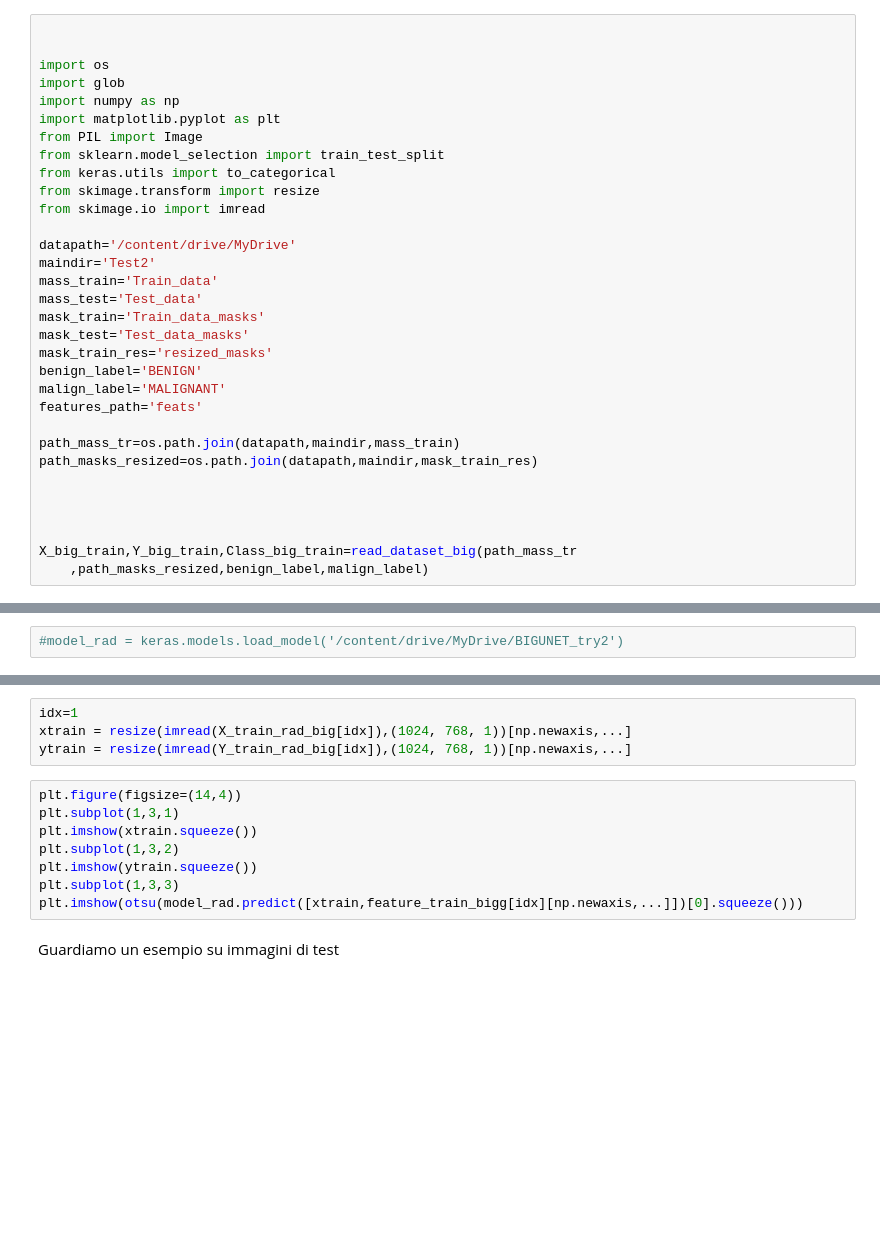
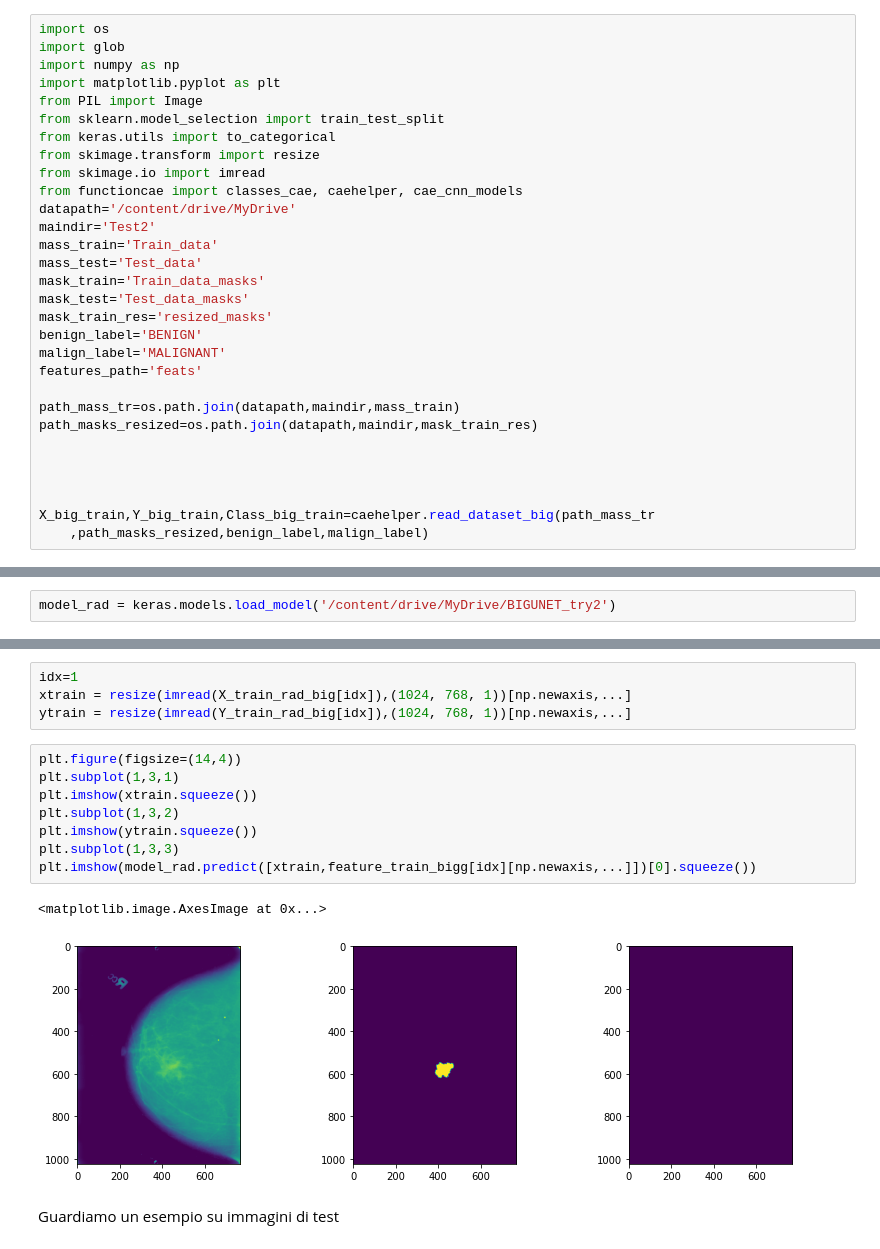
Before and after one commit to Jake145/CAE-for-DM-segmentation, a Jupyter notebook: notebooks/CAE_CLASSIFIER_RADIOMICS_BIGDATASET.ipynb, the cells around one changed output, grey strips where cells are left out. Cells and saved outputs as stored; diff of their text form; blank space fills up the shorter version.

```diff
--- a/notebooks/CAE_CLASSIFIER_RADIOMICS_BIGDATASET.ipynb
+++ b/notebooks/CAE_CLASSIFIER_RADIOMICS_BIGDATASET.ipynb
@@ -649,8 +28,6 @@ def otsu(image, n_items=2):
 # %% [markdown]
 # Import
 # %%
-
-
 import os
 import glob
 import numpy as np
@@ -660,7 +37,7 @@ from sklearn.model_selection import train_test_split
 from keras.utils import to_categorical
 from skimage.transform import resize
 from skimage.io import imread
-
+from functioncae import classes_cae, caehelper, cae_cnn_models
 datapath='/content/drive/MyDrive'
 maindir='Test2'
 mass_train='Train_data'
@@ -678,5 +55,5 @@ path_masks_resized=os.path.join(datapath,maindir,mask_train_res)
 
 
 
-X_big_train,Y_big_train,Class_big_train=read_dataset_big(path_mass_tr
+X_big_train,Y_big_train,Class_big_train=caehelper.read_dataset_big(path_mass_tr
     ,path_masks_resized,benign_label,malign_label)
@@ -1248,5 +337,5 @@ modelviewer(history_rad)
 # %%
-#model_rad = keras.models.load_model('/content/drive/MyDrive/BIGUNET_try2')
+model_rad = keras.models.load_model('/content/drive/MyDrive/BIGUNET_try2')
 # %% [markdown]
 Guardiamo un esempio di output del CAE
 # %%
@@ -1256,11 +345,14 @@ ytrain = resize(imread(Y_train_rad_big[idx]),(1024, 768, 1))[np.newaxis,...]
 # %%
 plt.figure(figsize=(14,4))
 plt.subplot(1,3,1)
 plt.imshow(xtrain.squeeze())
 plt.subplot(1,3,2)
 plt.imshow(ytrain.squeeze())
 plt.subplot(1,3,3)
-plt.imshow(otsu(model_rad.predict([xtrain,feature_train_bigg[idx][np.newaxis,...]])[0].squeeze()))
+plt.imshow(model_rad.predict([xtrain,feature_train_bigg[idx][np.newaxis,...]])[0].squeeze())
+# %% [output]
+<matplotlib.image.AxesImage at 0x...>
+[figure, added]
 # %% [markdown]
 Guardiamo un esempio su immagini di test
 # %%
```
Also changed, not shown: parts of 28 cells of this notebook.
